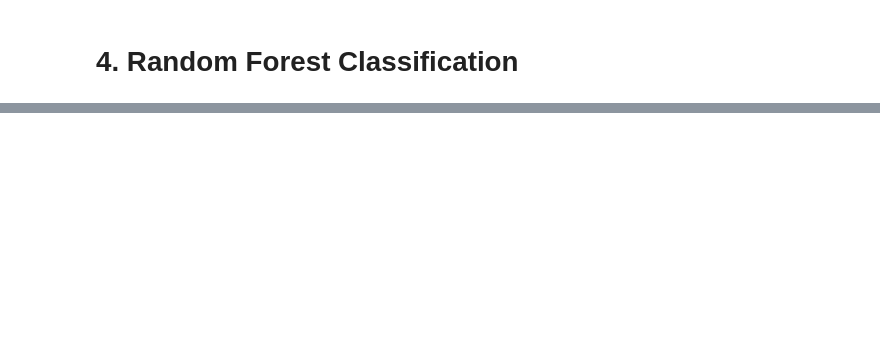
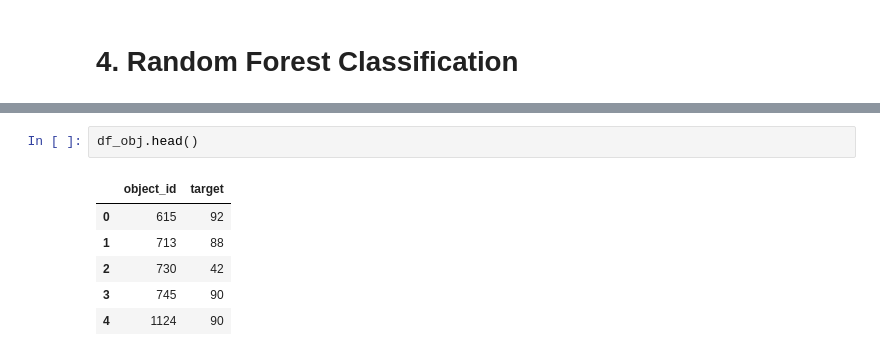
Before and after one commit to Janina712/MLTSA22_JBoecher, a Jupyter notebook: HW9/HW9_JBoecher.ipynb, the cells around one changed output, grey strips where cells are left out. Saved outputs shown, nothing was run; the diff lists cells and outputs as text; blank space fills up the shorter version.

```diff
--- a/HW9/HW9_JBoecher.ipynb
+++ b/HW9/HW9_JBoecher.ipynb
@@ -148,0 +217,9 @@ Do I collapse over all passbands of the object to predict?
+# %%
+df_obj.head()
+# %% [output]
+|  | object_id | target |
+| 0 | 615 | 92 |
+| 1 | 713 | 88 |
+| 2 | 730 | 42 |
+| 3 | 745 | 90 |
+| 4 | 1124 | 90 |
```
Also changed, not shown: parts of 15 cells of this notebook.
